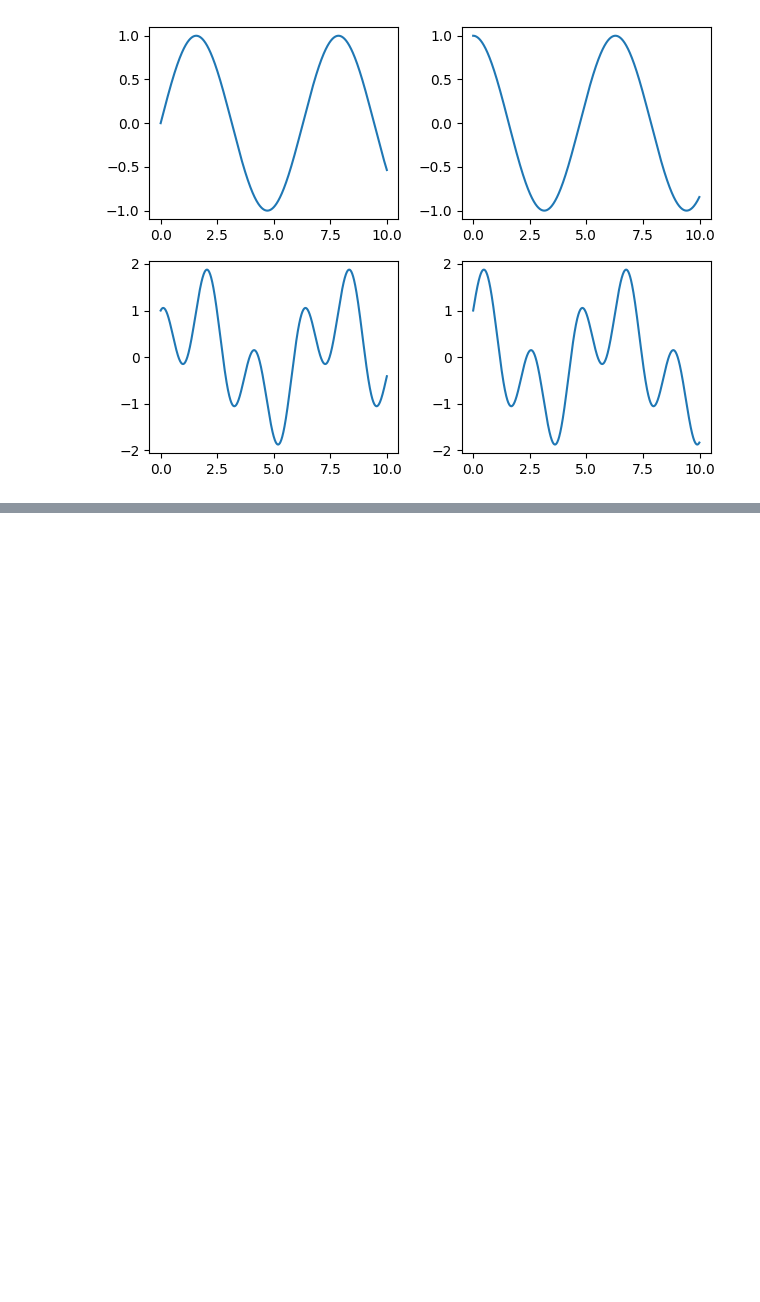
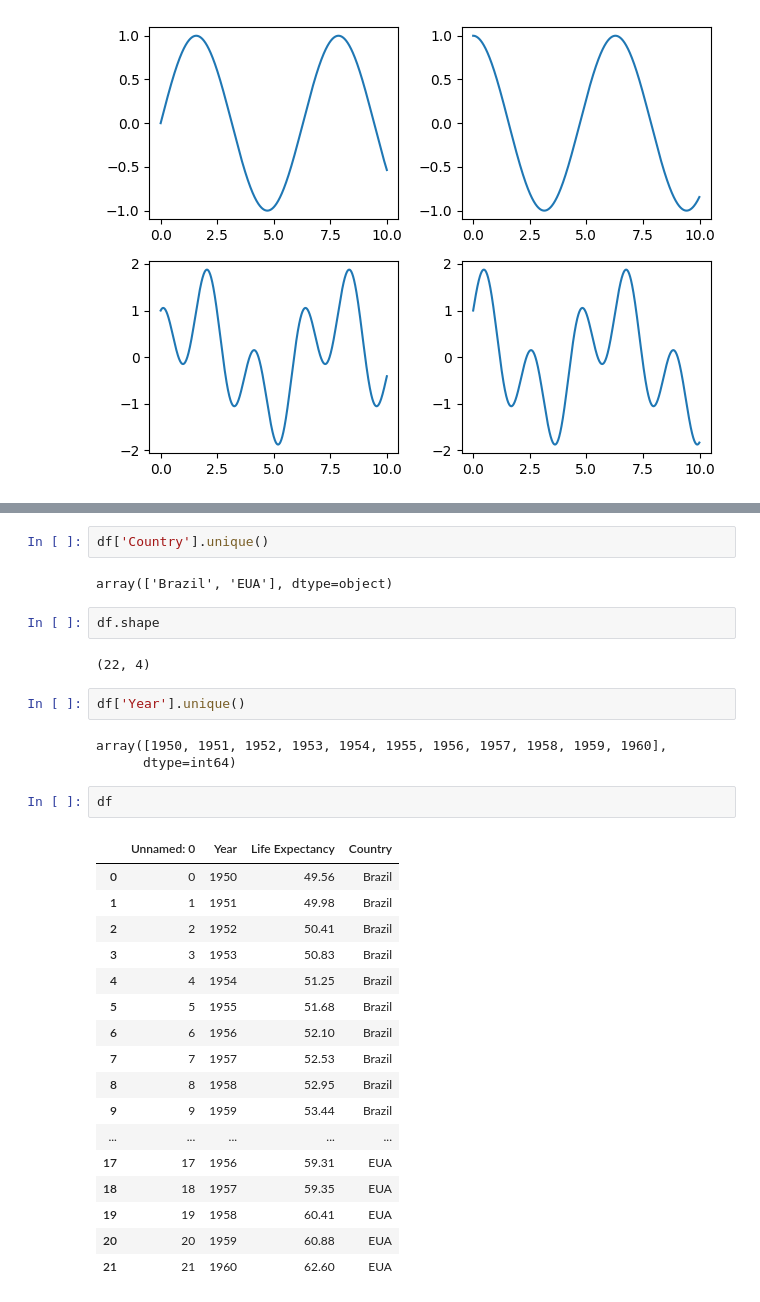
Before and after one commit to andre-jnr/DataScience, a Jupyter notebook: matplotlib.ipynb, the cells around one changed output, grey strips where cells are left out. Saved outputs shown, nothing was run; the diff lists cells and outputs as text; blank space fills up the shorter version.

```diff
--- a/matplotlib.ipynb
+++ b/matplotlib.ipynb
@@ -120,0 +139,33 @@ plt.tight_layout()
+# %%
+df['Country'].unique()
+# %% [output]
+array(['Brazil', 'EUA'], dtype=object)
+# %%
+df.shape
+# %% [output]
+(22, 4)
+# %%
+df['Year'].unique()
+# %% [output]
+array([1950, 1951, 1952, 1953, 1954, 1955, 1956, 1957, 1958, 1959, 1960],
+      dtype=int64)
+# %%
+df
+# %% [output]
+|  | Unnamed: 0 | Year | Life Expectancy | Country |
+| 0 | 0 | 1950 | 49.56 | Brazil |
+| 1 | 1 | 1951 | 49.98 | Brazil |
+| 2 | 2 | 1952 | 50.41 | Brazil |
+| 3 | 3 | 1953 | 50.83 | Brazil |
+| 4 | 4 | 1954 | 51.25 | Brazil |
+| 5 | 5 | 1955 | 51.68 | Brazil |
+| 6 | 6 | 1956 | 52.10 | Brazil |
+| 7 | 7 | 1957 | 52.53 | Brazil |
+| 8 | 8 | 1958 | 52.95 | Brazil |
+| 9 | 9 | 1959 | 53.44 | Brazil |
+| ... | ... | ... | ... | ... |
+| 17 | 17 | 1956 | 59.31 | EUA |
+| 18 | 18 | 1957 | 59.35 | EUA |
+| 19 | 19 | 1958 | 60.41 | EUA |
+| 20 | 20 | 1959 | 60.88 | EUA |
+| 21 | 21 | 1960 | 62.60 | EUA |
```
Also changed, not shown: parts of 13 cells of this notebook, 1 other file.
